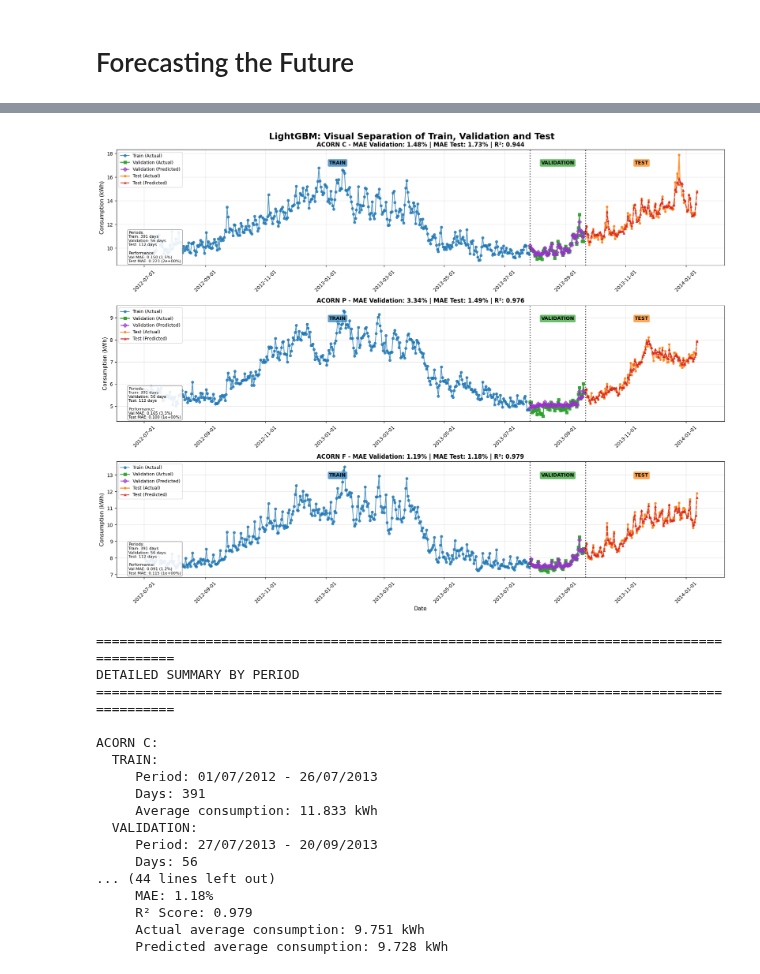
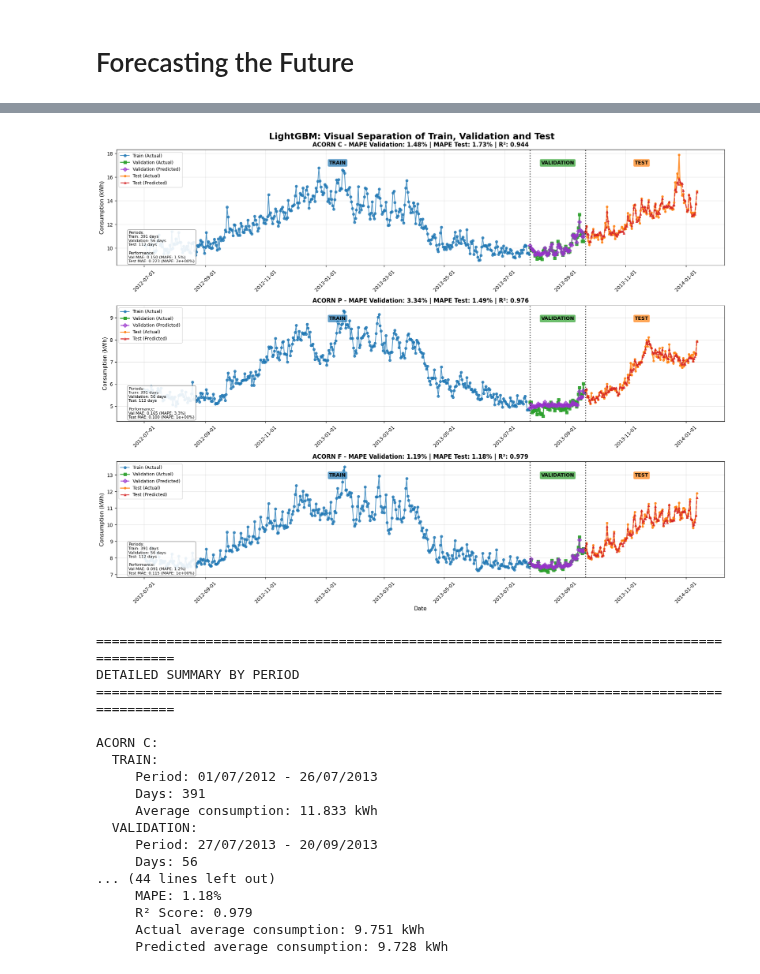
Before and after one commit to thiagonarcizo/Forecast-of-Electricity-Consumption, a Jupyter notebook: notebooks_thiago/03_long_term_forecasting.ipynb, the cells around one changed output, grey strips where cells are left out. Cells and saved outputs as stored; diff of their text form; code cells hidden in the pictures.

```diff
--- a/notebooks_thiago/03_long_term_forecasting.ipynb
+++ b/notebooks_thiago/03_long_term_forecasting.ipynb
@@ -330,7 +330,7 @@ for i, group in enumerate(['C', 'P', 'F']):
         # Chart settings
         mae_pct = lgb_metrics[group]['mae_pct']
         r2 = lgb_metrics[group]['r2']
-        axes[i].set_title(f'ACORN {group} - MAE: {mae_pct:.2f}% | R²: {r2:.3f}', fontweight='bold')
+        axes[i].set_title(f'ACORN {group} - MAPE: {mae_pct:.2f}% | R²: {r2:.3f}', fontweight='bold')
         axes[i].set_ylabel('Consumption (kWh)')
         axes[i].legend()
         axes[i].grid(True, alpha=0.3)
@@ -1168,7 +1168,7 @@ for i, group in enumerate(['C', 'P', 'F']):
         val_mae = mean_absolute_error(val_df['Conso_kWh'], val_predictions)
         val_mae_pct = mean_absolute_percentage_error(val_df['Conso_kWh'], val_predictions) * 100
 
-        axes[i].set_title(f'ACORN {group} - MAE Validation: {val_mae_pct:.2f}% | MAE Test: {mae_pct:.2f}% | R²: {r2:.3f}',
+        axes[i].set_title(f'ACORN {group} - MAPE Validation: {val_mae_pct:.2f}% | MAPE Test: {mae_pct:.2f}% | R²: {r2:.3f}',
                          fontweight='bold', fontsize=12)
         axes[i].set_ylabel('Consumption (kWh)', fontsize=11)
         axes[i].legend(loc='upper left', fontsize=9)
@@ -1185,8 +1185,8 @@ Validation: {len(val_df)} days
 Test: {len(test_df)} days
 
 Performance:
-Val MAE: {val_mae:.3f} ({val_mae_pct:.1f}%)
-Test MAE: {lgb_metrics[group]["mae"]:.3f} ({mae_pct:.1}%)'''
+Val MAE: {val_mae:.3f} (MAPE: {val_mae_pct:.1f}%)
+Test MAE: {lgb_metrics[group]["mae"]:.3f} (MAPE: {mae_pct:.1}%)'''
 
         axes[i].text(0.02, 0.02, stats_text, transform=axes[i].transAxes,
                     verticalalignment='bottom', fontsize=8,
@@ -1208,36 +1208,36 @@ for group in ['C', 'P', 'F']:
         # Get data
         if group == 'C':
             train_df, val_df, test_df = train_acorn_c, val_acorn_c, test_acorn_c
         elif group == 'P':
             train_df, val_df, test_df = train_acorn_p, val_acorn_p, test_acorn_p
         else:
             train_df, val_df, test_df = train_acorn_f, val_acorn_f, test_acorn_f
 
         # Calculate predictions for validation
         val_predictions = predict_period(lgb_models[group], val_df, group)
         val_mae_pct = mean_absolute_percentage_error(val_df['Conso_kWh'], val_predictions) * 100
 
         print(f"  TRAIN:")
         print(f"     Period: {train_df['Date'].min().strftime('%d/%m/%Y')} - {train_df['Date'].max().strftime('%d/%m/%Y')}")
         print(f"     Days: {len(train_df)}")
         print(f"     Average consumption: {train_df['Conso_kWh'].mean():.3f} kWh")
 
         print(f"  VALIDATION:")
         print(f"     Period: {val_df['Date'].min().strftime('%d/%m/%Y')} - {val_df['Date'].max().strftime('%d/%m/%Y')}")
         print(f"     Days: {len(val_df)}")
-        print(f"     MAE: {val_mae_pct:.2f}%")
+        print(f"     MAPE: {val_mae_pct:.2f}%")
         print(f"     Actual average consumption: {val_df['Conso_kWh'].mean():.3f} kWh")
         print(f"     Predicted average consumption: {val_predictions.mean():.3f} kWh")
 
         print(f"  TEST:")
         print(f"     Period: {test_df['Date'].min().strftime('%d/%m/%Y')} - {test_df['Date'].max().strftime('%d/%m/%Y')}")
         print(f"     Days: {len(test_df)}")
-        print(f"     MAE: {lgb_metrics[group]['mae_pct']:.2f}%")
+        print(f"     MAPE: {lgb_metrics[group]['mae_pct']:.2f}%")
         print(f"     R² Score: {lgb_metrics[group]['r2']:.3f}")
         print(f"     Actual average consumption: {test_df['Conso_kWh'].mean():.3f} kWh")
         print(f"     Predicted average consumption: {lgb_forecasts[group].mean():.3f} kWh")
 # %% [output]
-[figure, old version]
+[figure, new version]
 ==========================================================================================
 DETAILED SUMMARY BY PERIOD
 ==========================================================================================
@@ -1251,7 +1251,7 @@ ACORN C:
      Period: 27/07/2013 - 20/09/2013
      Days: 56
 ... (44 lines left out)
-     MAE: 1.18%
+     MAPE: 1.18%
      R² Score: 0.979
      Actual average consumption: 9.751 kWh
      Predicted average consumption: 9.728 kWh
```
Also changed, not shown: parts of 5 cells of this notebook, 10 other files.
